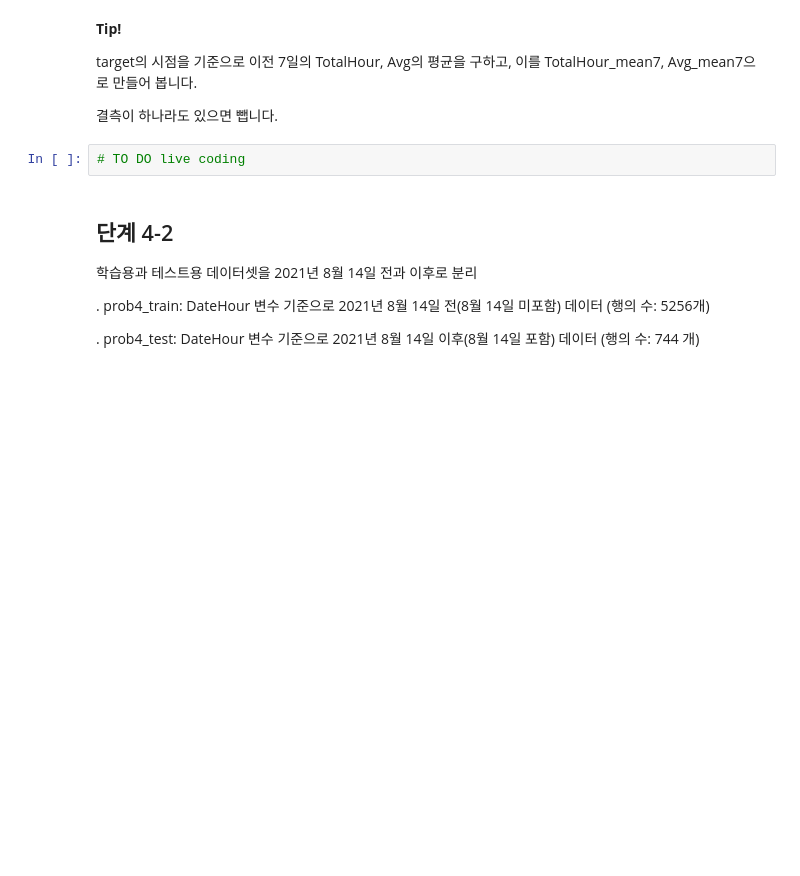
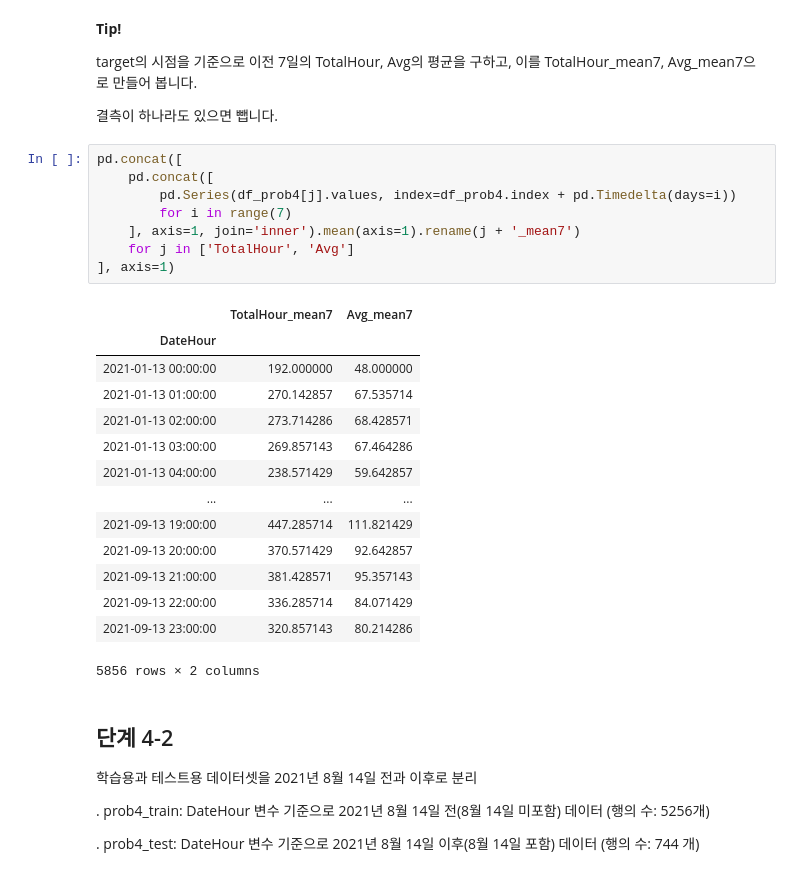
Before and after one commit to sunkusun9/DS_lv3_2408, a Jupyter notebook: sec_ds_lv3_prob3_prob.ipynb, the cells around one changed output. Saved outputs shown, nothing was run; the diff lists cells and outputs as text; blank space fills up the shorter version.

```diff
--- a/sec_ds_lv3_prob3_prob.ipynb
+++ b/sec_ds_lv3_prob3_prob.ipynb
@@ -1390,7 +1389,28 @@ target의 시점을 기준으로 이전 7일의 TotalHour, Avg의 평균을 구
 
 결측이 하나라도 있으면 뺍니다.
 # %%
-# TO DO live coding
+pd.concat([
+    pd.concat([
+        pd.Series(df_prob4[j].values, index=df_prob4.index + pd.Timedelta(days=i))
+        for i in range(7)
+    ], axis=1, join='inner').mean(axis=1).rename(j + '_mean7')
+    for j in ['TotalHour', 'Avg']
+], axis=1)
+# %% [output]
+|  | TotalHour_mean7 | Avg_mean7 |
+| DateHour |  |  |
+| 2021-01-13 00:00:00 | 192.000000 | 48.000000 |
+| 2021-01-13 01:00:00 | 270.142857 | 67.535714 |
+| 2021-01-13 02:00:00 | 273.714286 | 68.428571 |
+| 2021-01-13 03:00:00 | 269.857143 | 67.464286 |
+| 2021-01-13 04:00:00 | 238.571429 | 59.642857 |
+| ... | ... | ... |
+| 2021-09-13 19:00:00 | 447.285714 | 111.821429 |
+| 2021-09-13 20:00:00 | 370.571429 | 92.642857 |
+| 2021-09-13 21:00:00 | 381.428571 | 95.357143 |
+| 2021-09-13 22:00:00 | 336.285714 | 84.071429 |
+| 2021-09-13 23:00:00 | 320.857143 | 80.214286 |
+5856 rows × 2 columns
 # %% [markdown]
 ## 단계 4-2
 
```
Also changed, not shown: parts of 5 cells of this notebook.
